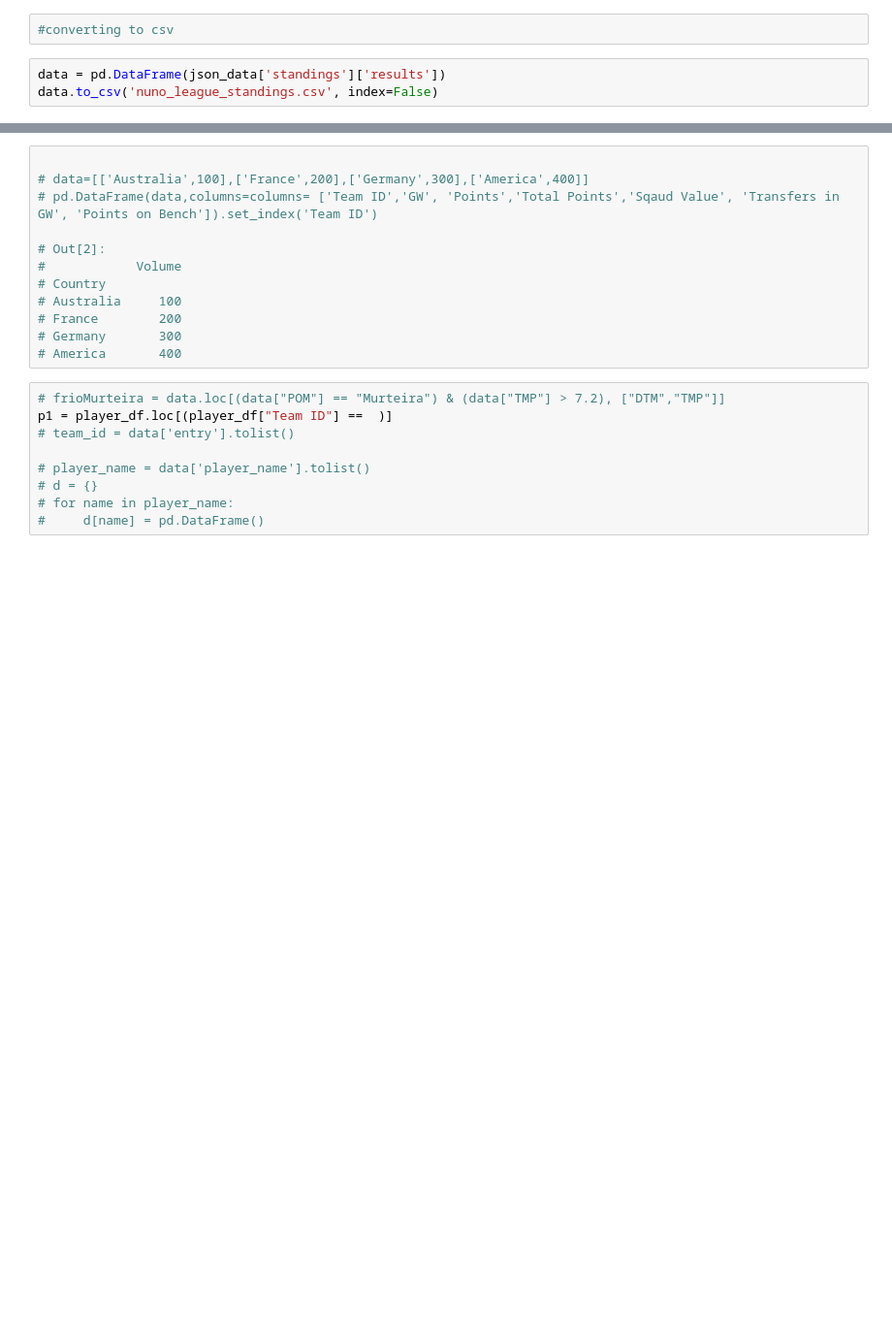
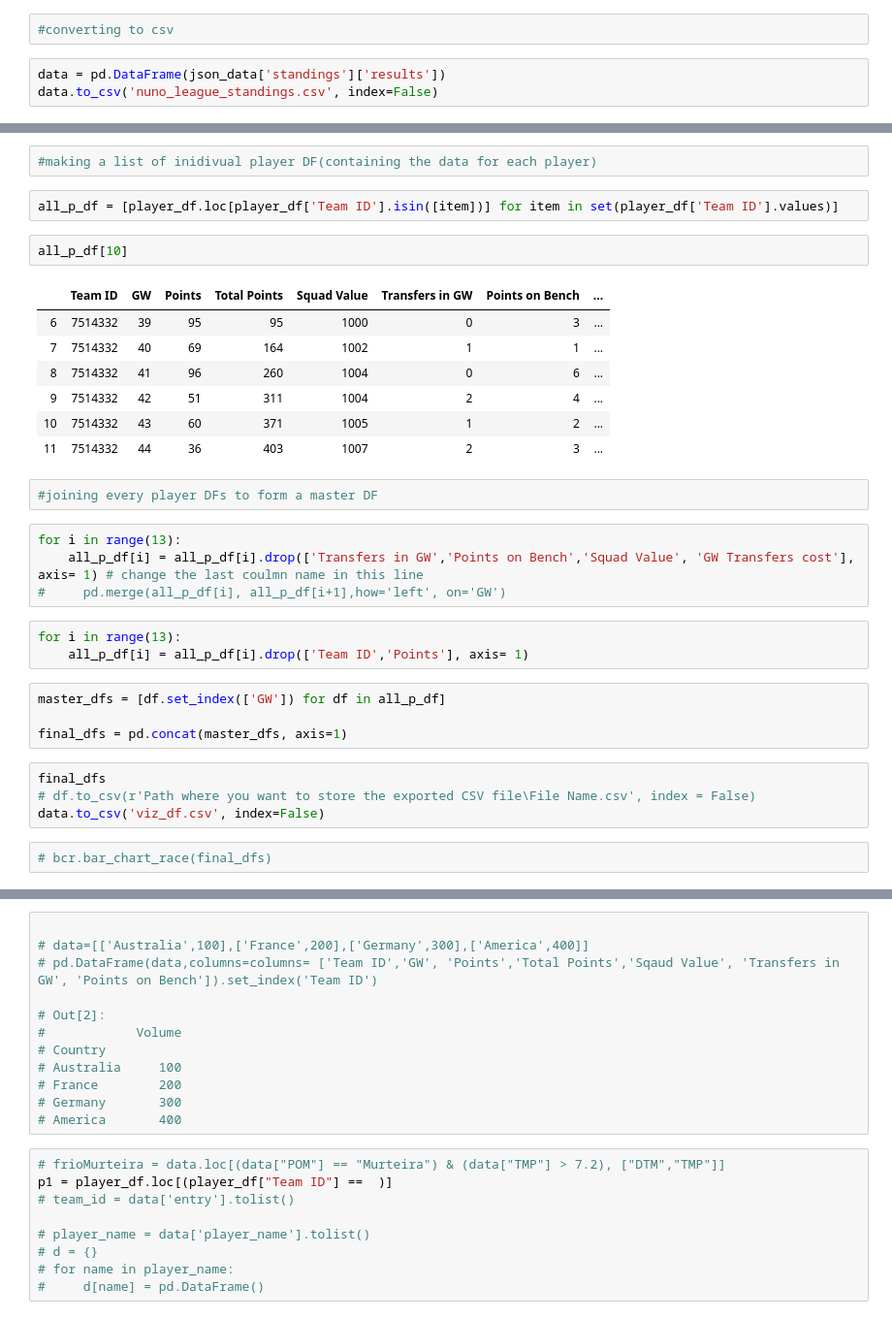
Before and after one commit to AbrarHossainHimself/FPL-MIni-League-Visualization-Project, a Jupyter notebook: FPL Mini-league Visualization.ipynb, the cells around one changed output, grey strips where cells are left out. Shown at 97% size. Cells and saved outputs as stored; diff of their text form; blank space fills up the shorter version.

```diff
--- a/FPL Mini-league Visualization.ipynb
+++ b/FPL Mini-league Visualization.ipynb
@@ -159,0 +130,33 @@ player_df
+# %%
+#making a list of inidivual player DF(containing the data for each player)
+# %%
+all_p_df = [player_df.loc[player_df['Team ID'].isin([item])] for item in set(player_df['Team ID'].values)]
+# %%
+all_p_df[10]
+# %% [output]
+|  | Team ID | GW | Points | Total Points | Squad Value | Transfers in GW | Points on Bench | ... |
+| 6 | 7514332 | 39 | 95 | 95 | 1000 | 0 | 3 | ... |
+| 7 | 7514332 | 40 | 69 | 164 | 1002 | 1 | 1 | ... |
+| 8 | 7514332 | 41 | 96 | 260 | 1004 | 0 | 6 | ... |
+| 9 | 7514332 | 42 | 51 | 311 | 1004 | 2 | 4 | ... |
+| 10 | 7514332 | 43 | 60 | 371 | 1005 | 1 | 2 | ... |
+| 11 | 7514332 | 44 | 36 | 403 | 1007 | 2 | 3 | ... |
+# %%
+#joining every player DFs to form a master DF
+# %%
+for i in range(13):
+    all_p_df[i] = all_p_df[i].drop(['Transfers in GW','Points on Bench','Squad Value', 'GW Transfers cost'], axis= 1) # change the last coulmn name in this line
+#     pd.merge(all_p_df[i], all_p_df[i+1],how='left', on='GW')
+# %%
+for i in range(13):
+    all_p_df[i] = all_p_df[i].drop(['Team ID','Points'], axis= 1)
+# %%
+master_dfs = [df.set_index(['GW']) for df in all_p_df]
+
+final_dfs = pd.concat(master_dfs, axis=1)
+# %%
+final_dfs
+# df.to_csv(r'Path where you want to store the exported CSV file\File Name.csv', index = False)
+data.to_csv('viz_df.csv', index=False)
+# %%
+# bcr.bar_chart_race(final_dfs)
```
Also changed, not shown: parts of 30 cells of this notebook, 4 other files.
